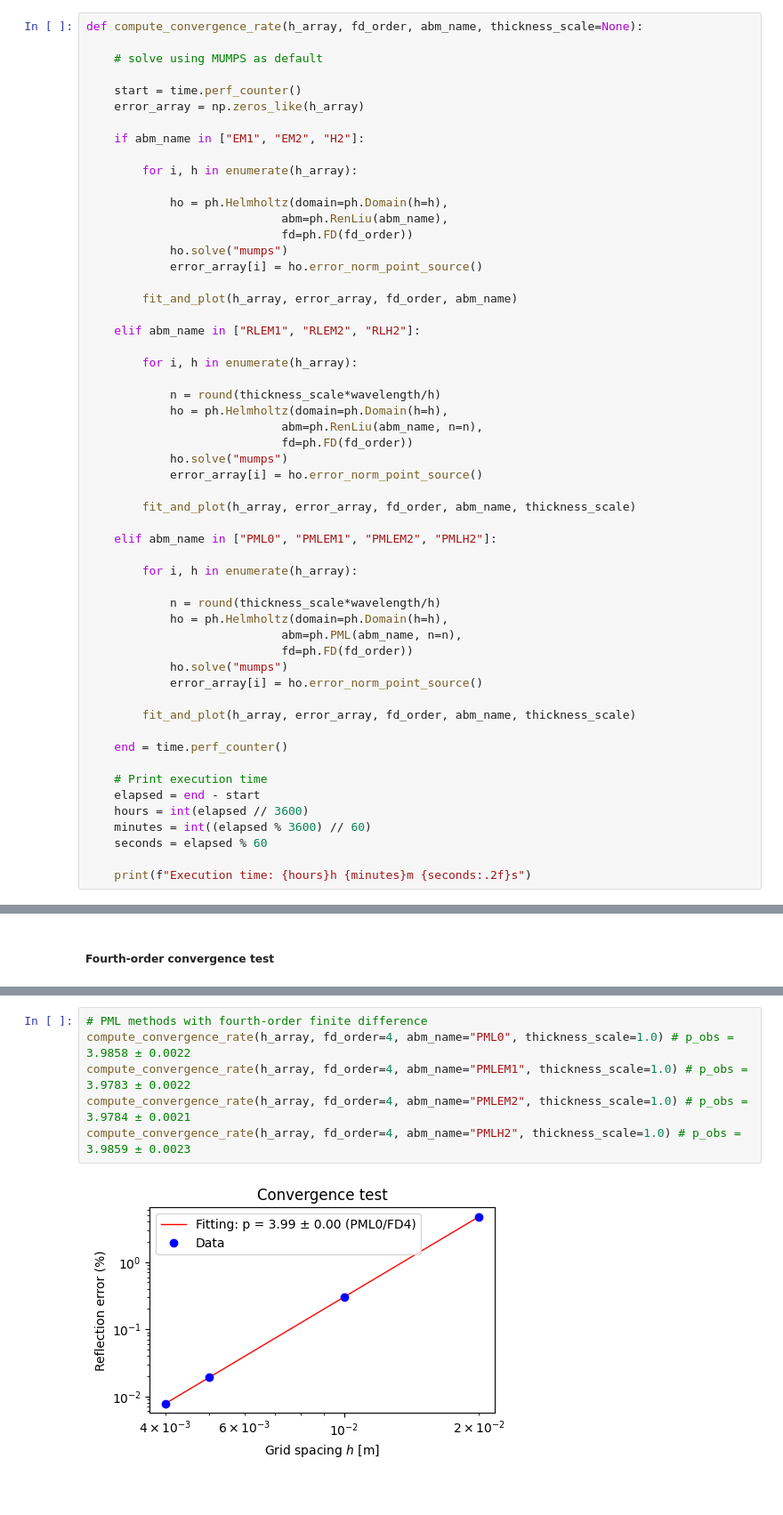
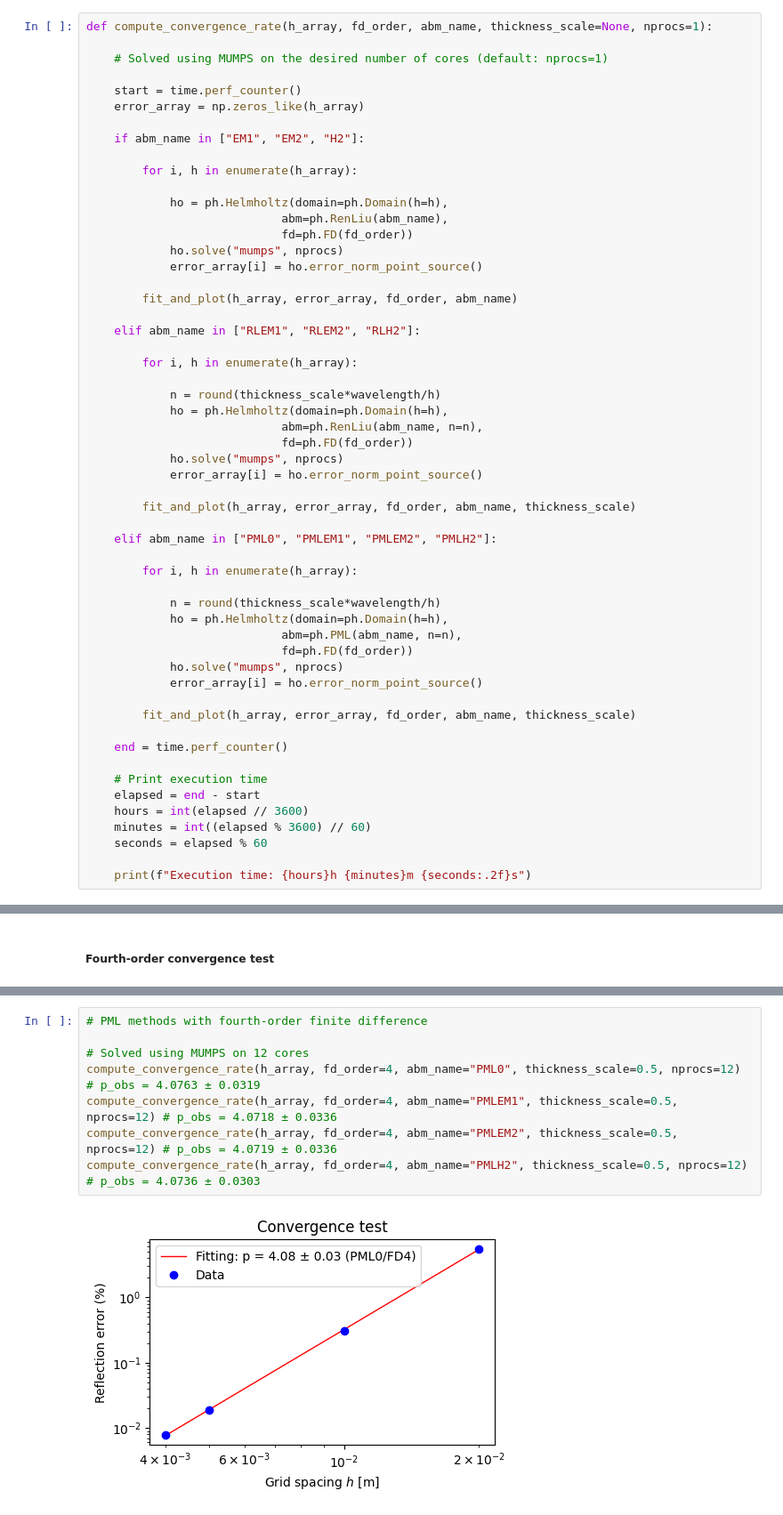
Before and after one commit to chaiwoot/PyHelmholtz, a Jupyter notebook: examples/example1.ipynb, the cells around one changed output, grey strips where cells are left out. Shown at 89% size. Cells and saved outputs as stored; diff of their text form.

```diff
--- a/examples/example1.ipynb
+++ b/examples/example1.ipynb
@@ -68,9 +68,9 @@ def fit_and_plot(h_array, error_array, fd_order, abm, thickness_scale=None):
 # %% [markdown]
 ##### Create a function to compute the numerical convergence rate
 # %%
-def compute_convergence_rate(h_array, fd_order, abm_name, thickness_scale=None):
+def compute_convergence_rate(h_array, fd_order, abm_name, thickness_scale=None, nprocs=1):
 
-    # solve using MUMPS as default
+    # Solved using MUMPS on the desired number of cores (default: nprocs=1)
 
     start = time.perf_counter()
     error_array = np.zeros_like(h_array)
@@ -82,7 +82,7 @@ def compute_convergence_rate(h_array, fd_order, abm_name, thickness_scale=None):
             ho = ph.Helmholtz(domain=ph.Domain(h=h),
                             abm=ph.RenLiu(abm_name),
                             fd=ph.FD(fd_order))
-            ho.solve("mumps")
+            ho.solve("mumps", nprocs)
             error_array[i] = ho.error_norm_point_source()
 
         fit_and_plot(h_array, error_array, fd_order, abm_name)
@@ -95,7 +95,7 @@ def compute_convergence_rate(h_array, fd_order, abm_name, thickness_scale=None):
             ho = ph.Helmholtz(domain=ph.Domain(h=h),
                             abm=ph.RenLiu(abm_name, n=n),
                             fd=ph.FD(fd_order))
-            ho.solve("mumps")
+            ho.solve("mumps", nprocs)
             error_array[i] = ho.error_norm_point_source()
 
         fit_and_plot(h_array, error_array, fd_order, abm_name, thickness_scale)
@@ -108,7 +108,7 @@ def compute_convergence_rate(h_array, fd_order, abm_name, thickness_scale=None):
             ho = ph.Helmholtz(domain=ph.Domain(h=h),
                             abm=ph.PML(abm_name, n=n),
                             fd=ph.FD(fd_order))
-            ho.solve("mumps")
+            ho.solve("mumps", nprocs)
             error_array[i] = ho.error_norm_point_source()
 
         fit_and_plot(h_array, error_array, fd_order, abm_name, thickness_scale)
@@ -362,9 +373,11 @@ Execution time: 1h 12m 33.76s
 # %%
 # PML methods with fourth-order finite difference
-compute_convergence_rate(h_array, fd_order=4, abm_name="PML0", thickness_scale=1.0) # p_obs = 3.9858 ± 0.0022
-compute_convergence_rate(h_array, fd_order=4, abm_name="PMLEM1", thickness_scale=1.0) # p_obs = 3.9783 ± 0.0022
-compute_convergence_rate(h_array, fd_order=4, abm_name="PMLEM2", thickness_scale=1.0) # p_obs = 3.9784 ± 0.0021
-compute_convergence_rate(h_array, fd_order=4, abm_name="PMLH2", thickness_scale=1.0) # p_obs = 3.9859 ± 0.0023
+
+# Solved using MUMPS on 12 cores
+compute_convergence_rate(h_array, fd_order=4, abm_name="PML0", thickness_scale=0.5, nprocs=12) # p_obs = 4.0763 ± 0.0319
+compute_convergence_rate(h_array, fd_order=4, abm_name="PMLEM1", thickness_scale=0.5, nprocs=12) # p_obs = 4.0718 ± 0.0336
+compute_convergence_rate(h_array, fd_order=4, abm_name="PMLEM2", thickness_scale=0.5, nprocs=12) # p_obs = 4.0719 ± 0.0336
+compute_convergence_rate(h_array, fd_order=4, abm_name="PMLH2", thickness_scale=0.5, nprocs=12) # p_obs = 4.0736 ± 0.0303
 # %% [output]
-[figure, old version]
+[figure, new version]
 Method: PML0/FD4
```
Also changed, not shown: parts of 10 cells of this notebook.
